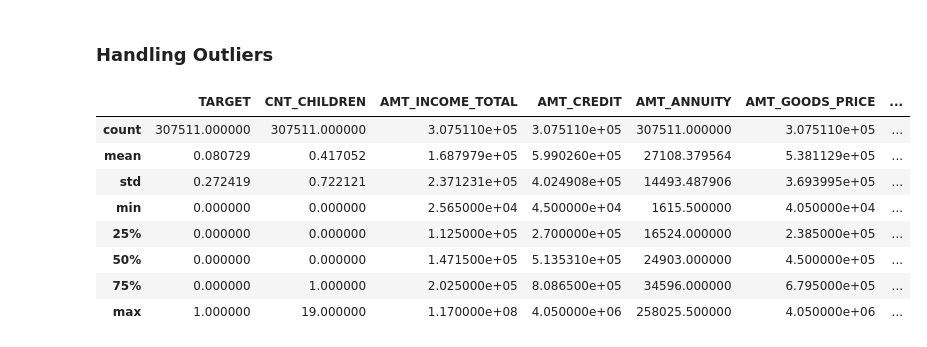
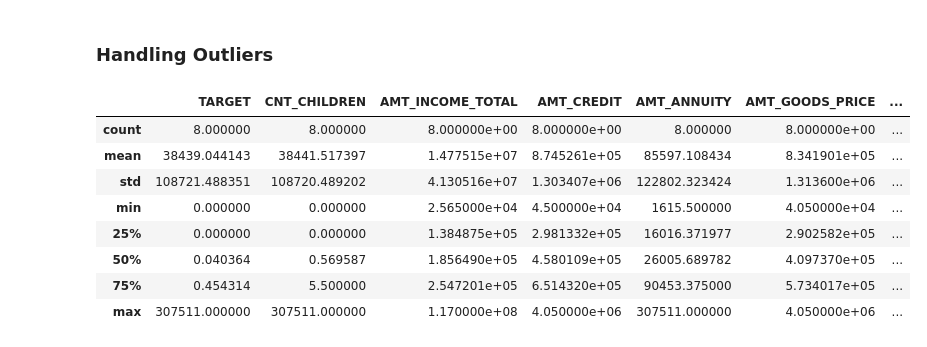
Before and after one commit to sidh-singh/Loan-Prediction-Model, a Jupyter notebook: Assignment2.ipynb, the cells around one changed output. Saved outputs shown, nothing was run; the diff lists cells and outputs as text; code cells hidden in the pictures.

```diff
--- a/Assignment2.ipynb
+++ b/Assignment2.ipynb
@@ -300,18 +301,19 @@ Name: AMT_REQ_CREDIT_BUREAU_YEAR, dtype: float64
 app_data['AMT_REQ_CREDIT_BUREAU_YEAR'].fillna(value=fill_value_by_probability(app_data['AMT_REQ_CREDIT_BUREAU_YEAR']),inplace=True)
 # %% [markdown]
 ### Handling Outliers
-# %%
-app_data.describe()
-# %% [output]
-|  | TARGET | CNT_CHILDREN | AMT_INCOME_TOTAL | AMT_CREDIT | AMT_ANNUITY | AMT_GOODS_PRICE | ... |
-| count | 307511.000000 | 307511.000000 | 3.075110e+05 | 3.075110e+05 | 307511.000000 | 3.075110e+05 | ... |
-| mean | 0.080729 | 0.417052 | 1.687979e+05 | 5.990260e+05 | 27108.379564 | 5.381129e+05 | ... |
-| std | 0.272419 | 0.722121 | 2.371231e+05 | 4.024908e+05 | 14493.487906 | 3.693995e+05 | ... |
-| min | 0.000000 | 0.000000 | 2.565000e+04 | 4.500000e+04 | 1615.500000 | 4.050000e+04 | ... |
-| 25% | 0.000000 | 0.000000 | 1.125000e+05 | 2.700000e+05 | 16524.000000 | 2.385000e+05 | ... |
-| 50% | 0.000000 | 0.000000 | 1.471500e+05 | 5.135310e+05 | 24903.000000 | 4.500000e+05 | ... |
-| 75% | 0.000000 | 1.000000 | 2.025000e+05 | 8.086500e+05 | 34596.000000 | 6.795000e+05 | ... |
-| max | 1.000000 | 19.000000 | 1.170000e+08 | 4.050000e+06 | 258025.500000 | 4.050000e+06 | ... |
+# %%
+app_data_wo = app_data.describe()
+app_data_wo.describe()
+# %% [output]
+|  | TARGET | CNT_CHILDREN | AMT_INCOME_TOTAL | AMT_CREDIT | AMT_ANNUITY | AMT_GOODS_PRICE | ... |
+| count | 8.000000 | 8.000000 | 8.000000e+00 | 8.000000e+00 | 8.000000 | 8.000000e+00 | ... |
+| mean | 38439.044143 | 38441.517397 | 1.477515e+07 | 8.745261e+05 | 85597.108434 | 8.341901e+05 | ... |
+| std | 108721.488351 | 108720.489202 | 4.130516e+07 | 1.303407e+06 | 122802.323424 | 1.313600e+06 | ... |
+| min | 0.000000 | 0.000000 | 2.565000e+04 | 4.500000e+04 | 1615.500000 | 4.050000e+04 | ... |
+| 25% | 0.000000 | 0.000000 | 1.384875e+05 | 2.981332e+05 | 16016.371977 | 2.902582e+05 | ... |
+| 50% | 0.040364 | 0.569587 | 1.856490e+05 | 4.580109e+05 | 26005.689782 | 4.097370e+05 | ... |
+| 75% | 0.454314 | 5.500000 | 2.547201e+05 | 6.514320e+05 | 90453.375000 | 5.734017e+05 | ... |
+| max | 307511.000000 | 307511.000000 | 1.170000e+08 | 4.050000e+06 | 307511.000000 | 4.050000e+06 | ... |
 # %%
 def get_series_greater_than_quantile_value(series,quant):
     return series[series.values > np.quantile(series.values,q=quant)]
```
Also changed, not shown: parts of 14 cells of this notebook, 1 other file.
